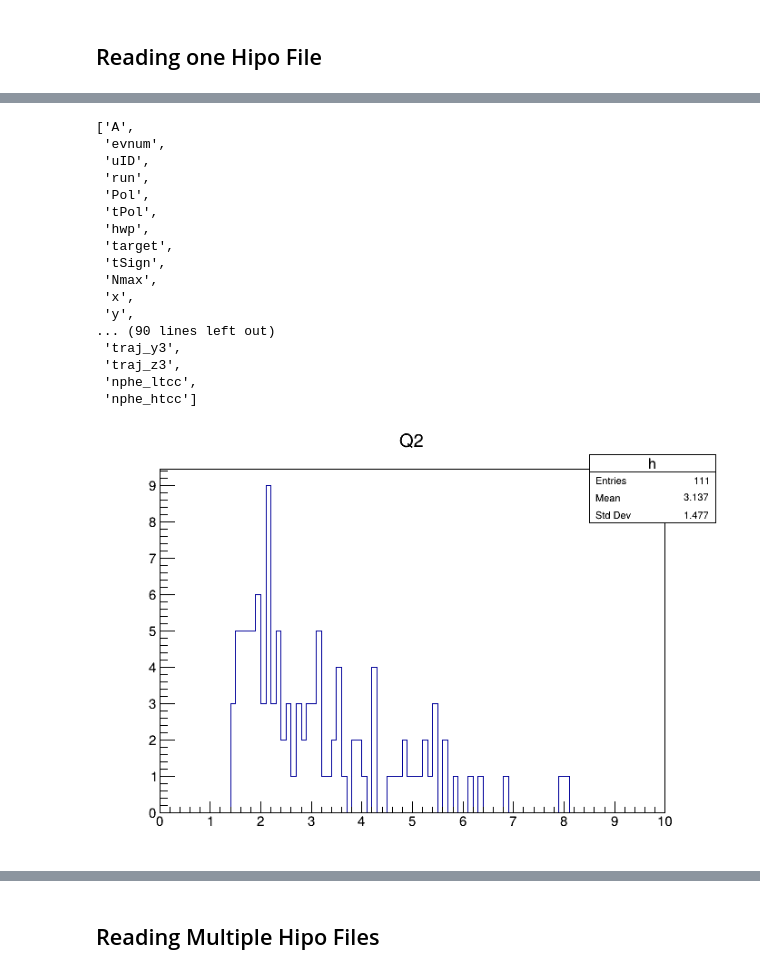
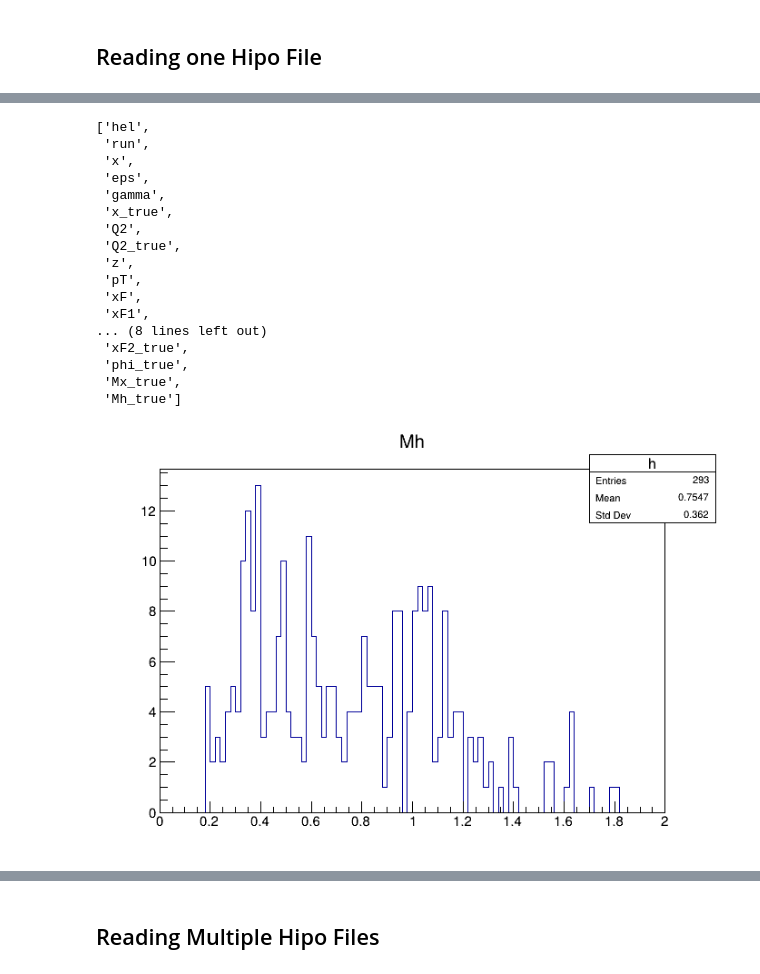
Before and after one commit to tjayhllstrn/clas-ana-scaffold-tyler, a Jupyter notebook: PlottingFromRootOut.ipynb, the cells around one changed output, grey strips where cells are left out. Drawn from its saved outputs; the diff is of its cells as text; code cells hidden in the pictures.

Commit message:
pippi0Builder finished?

```diff
--- a/PlottingFromRootOut.ipynb
+++ b/PlottingFromRootOut.ipynb
@@ -12,27 +13,27 @@ TFile**         out/test_pippi0/nSidis_005032.root
 # %%
-t = f.Get("EventTree")
+t = f.Get("pippi0")
 [b.GetName() for b in t.GetListOfBranches()]
 # %% [output]
-['A',
- 'evnum',
- 'uID',
+['hel',
  'run',
- 'Pol',
- 'tPol',
- 'hwp',
- 'target',
- 'tSign',
- 'Nmax',
  'x',
- 'y',
-... (90 lines left out)
- 'traj_y3',
- 'traj_z3',
- 'nphe_ltcc',
- 'nphe_htcc']
+ 'eps',
+ 'gamma',
+ 'x_true',
+ 'Q2',
+ 'Q2_true',
+ 'z',
+ 'pT',
+ 'xF',
+ 'xF1',
+... (8 lines left out)
+ 'xF2_true',
+ 'phi_true',
+ 'Mx_true',
+ 'Mh_true']
 # %%
 c = ROOT.TCanvas()
-t.Draw("Q2>>h(100,0,10)")
+t.Draw("Mh>>h(100,0,2)")
 c.Draw()
 # %% [output]
-[figure, old version]
+[figure, new version]
```
Also changed, not shown: parts of 2 cells of this notebook, 1 other file.
